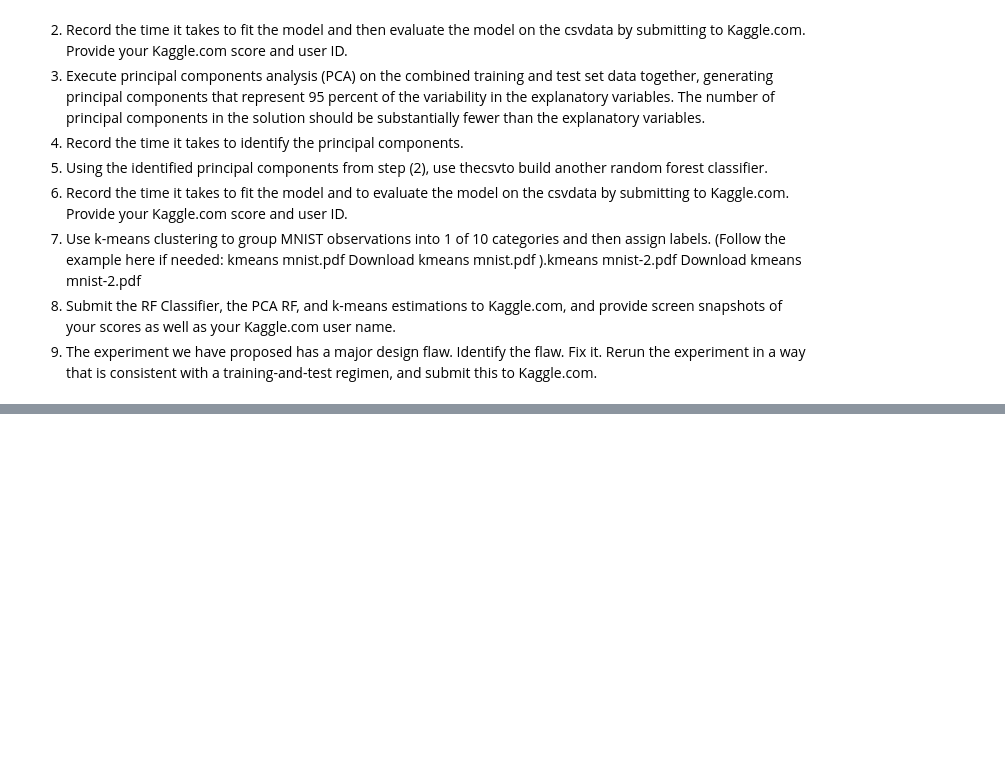
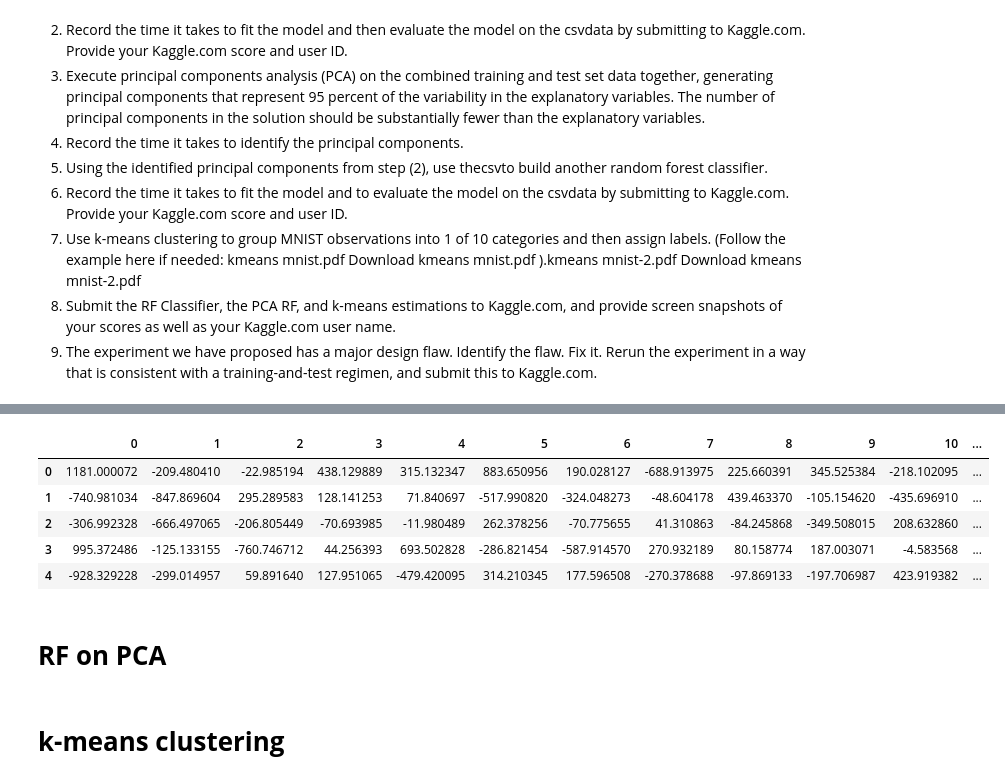
Before and after one commit to cgoeser1/MSDS422_course_assignments, a Jupyter notebook: Group1_MNIST(2021OCT31).ipynb, the cells around one changed output, grey strips where cells are left out. Saved outputs shown, nothing was run; the diff lists cells and outputs as text; code cells hidden in the pictures; blank space fills up the shorter version.

```diff
--- a/Group1_MNIST(2021OCT31).ipynb
+++ b/Group1_MNIST(2021OCT31).ipynb
@@ -55,0 +118,18 @@ Mon Oct 25 07:19:09 CDT 2021
+# %%
+from sklearn.decomposition import PCA
+pca = PCA(n_components=0.95)
+X_reduced = pca.fit_transform(X_train)
+# %%
+X_red_df = pd.DataFrame(X_reduced)
+X_red_df.head()
+# %% [output]
+|  | 0 | 1 | 2 | 3 | 4 | 5 | 6 | 7 | 8 | 9 | 10 | ... |
+| 0 | 1181.000072 | -209.480410 | -22.985194 | 438.129889 | 315.132347 | 883.650956 | 190.028127 | -688.913975 | 225.660391 | 345.525384 | -218.102095 | ... |
+| 1 | -740.981034 | -847.869604 | 295.289583 | 128.141253 | 71.840697 | -517.990820 | -324.048273 | -48.604178 | 439.463370 | -105.154620 | -435.696910 | ... |
+| 2 | -306.992328 | -666.497065 | -206.805449 | -70.693985 | -11.980489 | 262.378256 | -70.775655 | 41.310863 | -84.245868 | -349.508015 | 208.632860 | ... |
+| 3 | 995.372486 | -125.133155 | -760.746712 | 44.256393 | 693.502828 | -286.821454 | -587.914570 | 270.932189 | 80.158774 | 187.003071 | -4.583568 | ... |
+| 4 | -928.329228 | -299.014957 | 59.891640 | 127.951065 | -479.420095 | 314.210345 | 177.596508 | -270.378688 | -97.869133 | -197.706987 | 423.919382 | ... |
+# %% [markdown]
+# **RF on PCA**
+# %% [markdown]
+# **k-means clustering**
```
Also changed, not shown: parts of 14 cells of this notebook.
